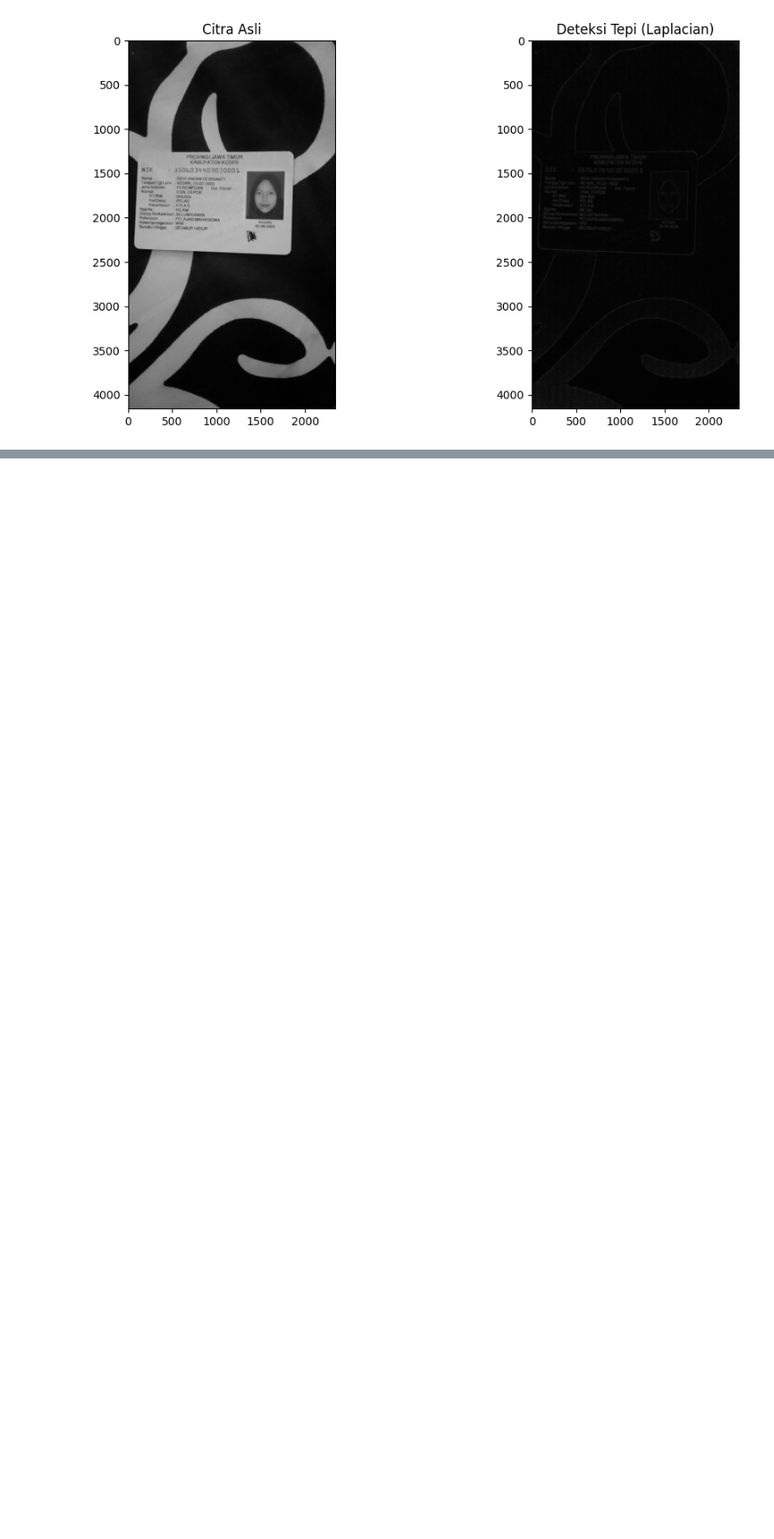
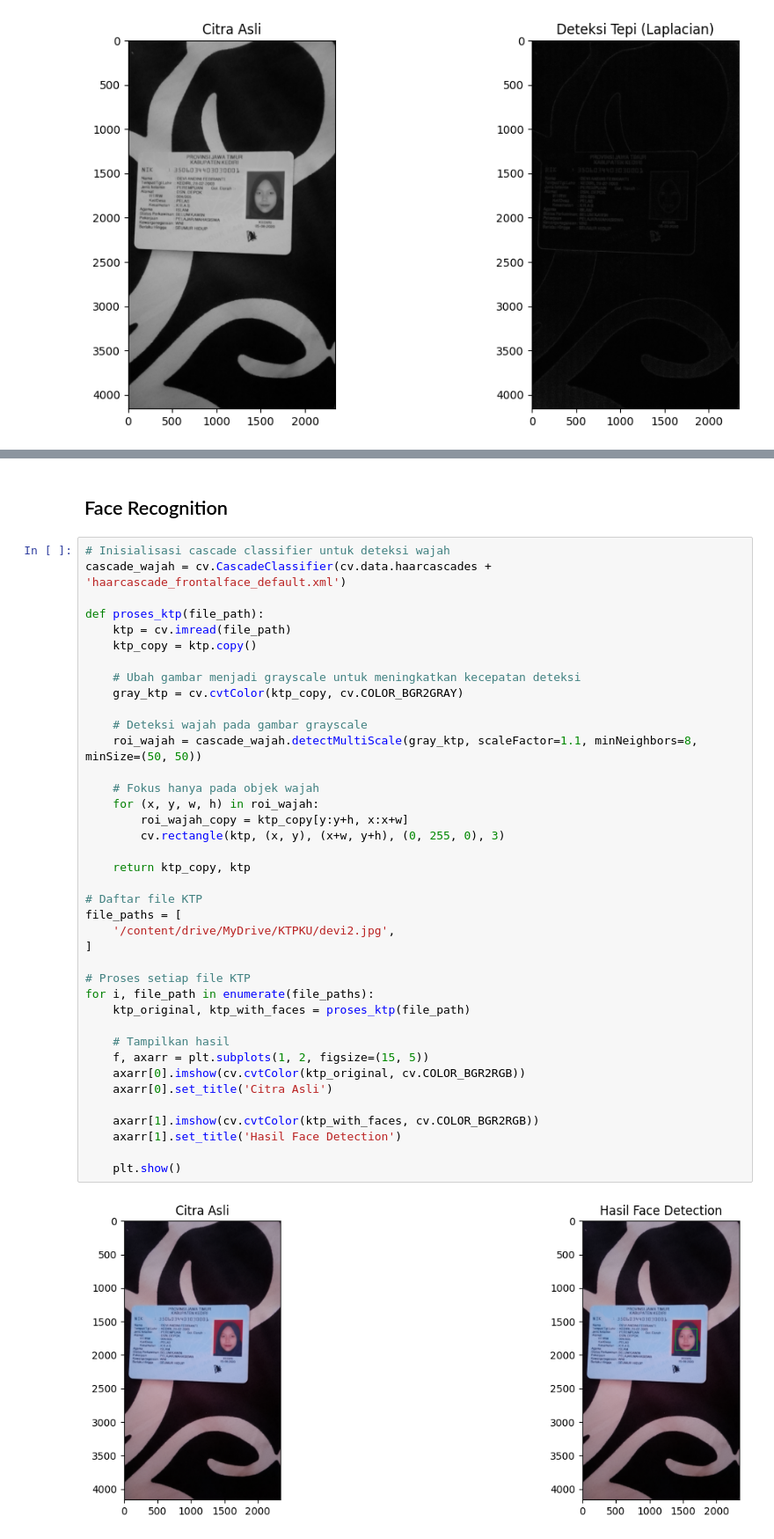
Before and after one commit to deviandinifebrianti/PCVK_Genap_2023, a Jupyter notebook: Kuis2_Praktikum.ipynb, the cells around one changed output, grey strips where cells are left out. Shown at 88% size. Drawn from its saved outputs; the diff is of its cells as text; blank space fills up the shorter version.

```diff
--- a/Kuis2_Praktikum.ipynb
+++ b/Kuis2_Praktikum.ipynb
@@ -110,0 +133,43 @@ plt.show()
+# %% [markdown]
+## Face Recognition
+# %%
+# Inisialisasi cascade classifier untuk deteksi wajah
+cascade_wajah = cv.CascadeClassifier(cv.data.haarcascades + 'haarcascade_frontalface_default.xml')
+
+def proses_ktp(file_path):
+    ktp = cv.imread(file_path)
+    ktp_copy = ktp.copy()
+
+    # Ubah gambar menjadi grayscale untuk meningkatkan kecepatan deteksi
+    gray_ktp = cv.cvtColor(ktp_copy, cv.COLOR_BGR2GRAY)
+
+    # Deteksi wajah pada gambar grayscale
+    roi_wajah = cascade_wajah.detectMultiScale(gray_ktp, scaleFactor=1.1, minNeighbors=8, minSize=(50, 50))
+
+    # Fokus hanya pada objek wajah
+    for (x, y, w, h) in roi_wajah:
+        roi_wajah_copy = ktp_copy[y:y+h, x:x+w]
+        cv.rectangle(ktp, (x, y), (x+w, y+h), (0, 255, 0), 3)
+
+    return ktp_copy, ktp
+
+# Daftar file KTP
+file_paths = [
+    '/content/drive/MyDrive/KTPKU/devi2.jpg',
+]
+
+# Proses setiap file KTP
+for i, file_path in enumerate(file_paths):
+    ktp_original, ktp_with_faces = proses_ktp(file_path)
+
+    # Tampilkan hasil
+    f, axarr = plt.subplots(1, 2, figsize=(15, 5))
+    axarr[0].imshow(cv.cvtColor(ktp_original, cv.COLOR_BGR2RGB))
+    axarr[0].set_title('Citra Asli')
+
+    axarr[1].imshow(cv.cvtColor(ktp_with_faces, cv.COLOR_BGR2RGB))
+    axarr[1].set_title('Hasil Face Detection')
+
+    plt.show()
+# %% [output]
+[figure, added]
```
Also changed, not shown: parts of 4 cells of this notebook.
